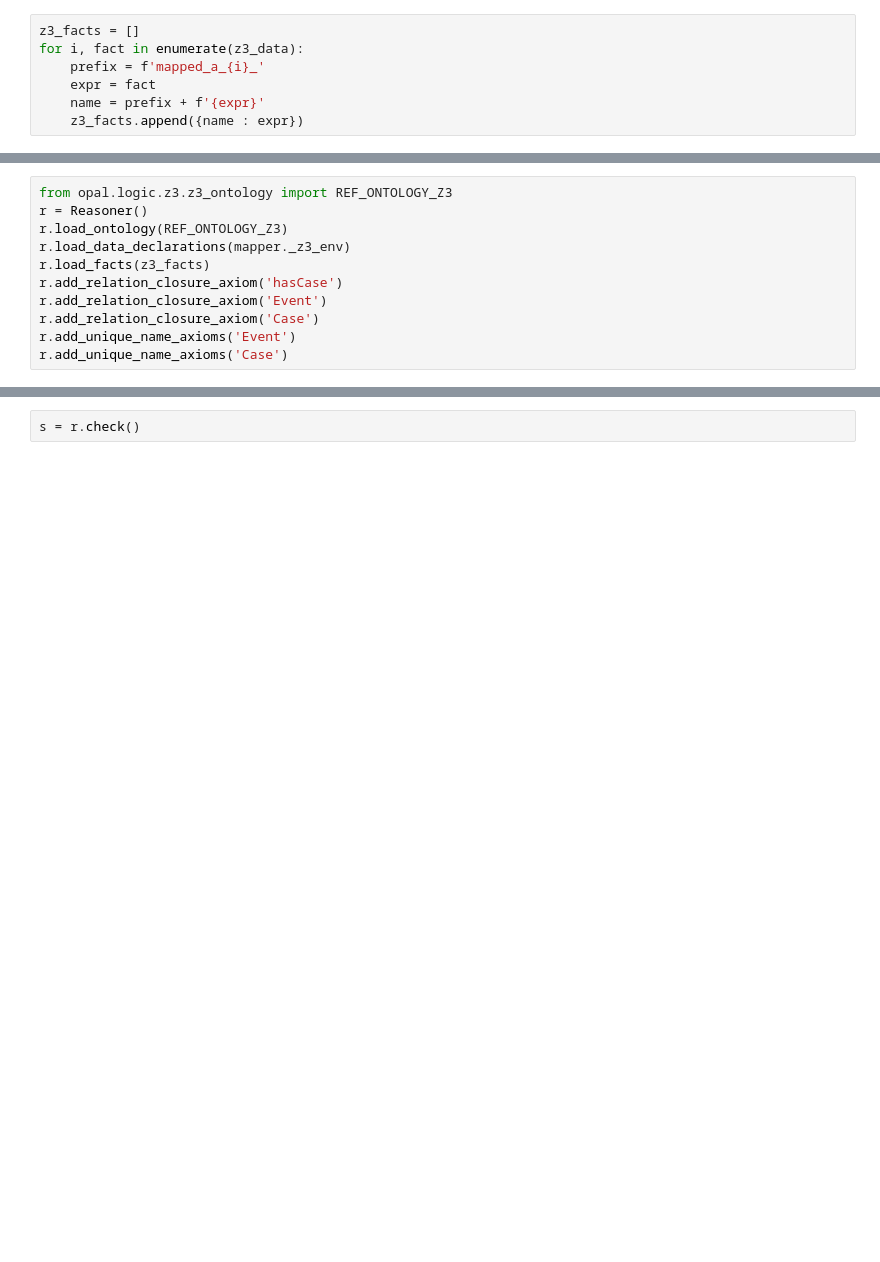
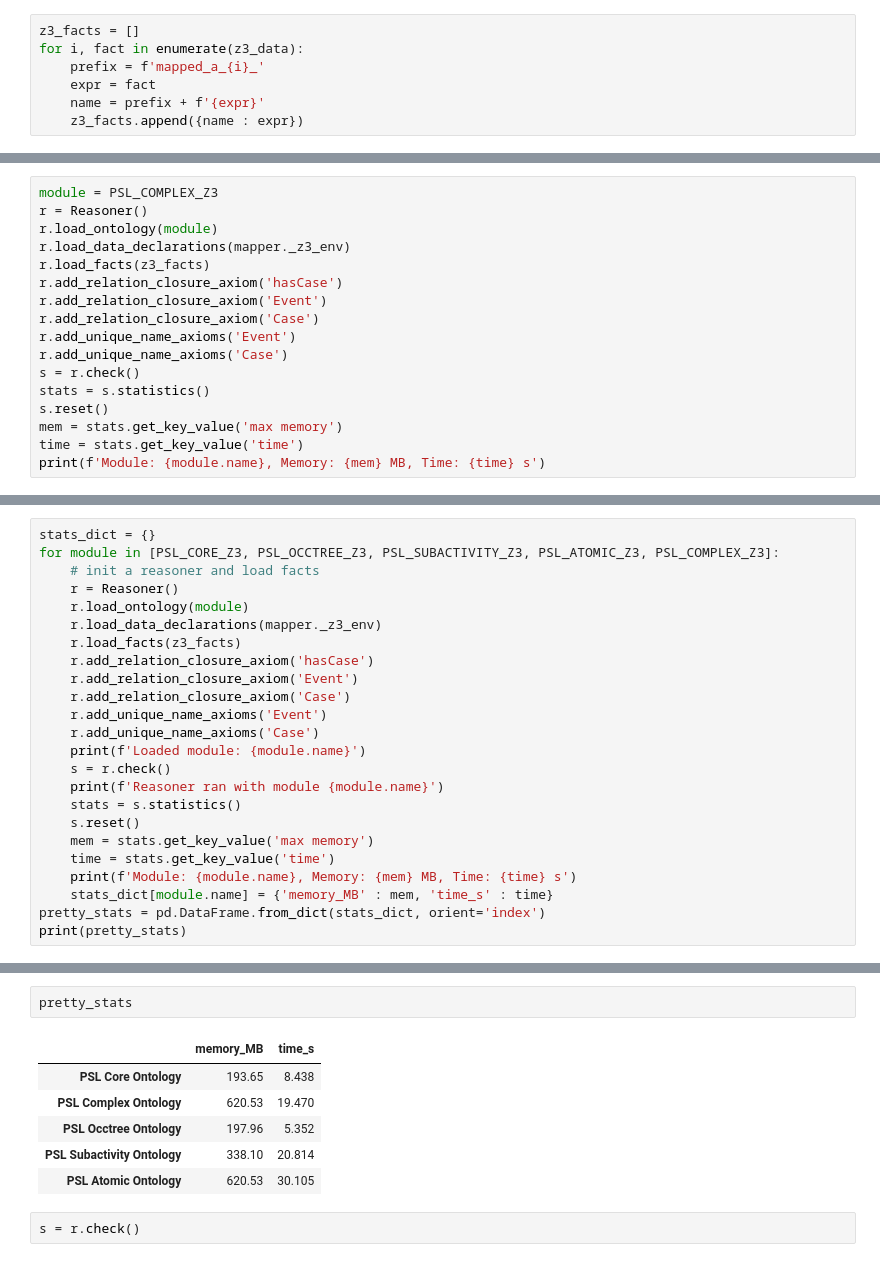
Before and after one commit to Ontology-Benchmarks/opal, a Jupyter notebook: examples/notebooks/simple_demo.ipynb, the cells around one changed output, grey strips where cells are left out. Drawn from its saved outputs; the diff is of its cells as text; blank space fills up the shorter version.

Commit message:
Updated psl_complex module; atomic==primitive

```diff
--- a/examples/notebooks/simple_demo.ipynb
+++ b/examples/notebooks/simple_demo.ipynb
@@ -262,7 +242,7 @@ z3_facts[:5]
 # %%
-from opal.logic.z3.z3_ontology import REF_ONTOLOGY_Z3
+module = PSL_COMPLEX_Z3
 r = Reasoner()
-r.load_ontology(REF_ONTOLOGY_Z3)
+r.load_ontology(module)
 r.load_data_declarations(mapper._z3_env)
 r.load_facts(z3_facts)
 r.add_relation_closure_axiom('hasCase')
@@ -270,4 +250,10 @@ r.add_relation_closure_axiom('Event')
 r.add_relation_closure_axiom('Case')
 r.add_unique_name_axioms('Event')
 r.add_unique_name_axioms('Case')
+s = r.check()
+stats = s.statistics()
+s.reset()
+mem = stats.get_key_value('max memory')
+time = stats.get_key_value('time')
+print(f'Module: {module.name}, Memory: {mem} MB, Time: {time} s')
 # %% [output]
@@ -279,0 +295,24 @@ Adding domain closure axiom for relation Case
+# %%
+stats_dict = {}
+for module in [PSL_CORE_Z3, PSL_OCCTREE_Z3, PSL_SUBACTIVITY_Z3, PSL_ATOMIC_Z3, PSL_COMPLEX_Z3]:
+    # init a reasoner and load facts
+    r = Reasoner()
+    r.load_ontology(module)
+    r.load_data_declarations(mapper._z3_env)
+    r.load_facts(z3_facts)
+    r.add_relation_closure_axiom('hasCase')
+    r.add_relation_closure_axiom('Event')
+    r.add_relation_closure_axiom('Case')
+    r.add_unique_name_axioms('Event')
+    r.add_unique_name_axioms('Case')
+    print(f'Loaded module: {module.name}')
+    s = r.check()
+    print(f'Reasoner ran with module {module.name}')
+    stats = s.statistics()
+    s.reset()
+    mem = stats.get_key_value('max memory')
+    time = stats.get_key_value('time')
+    print(f'Module: {module.name}, Memory: {mem} MB, Time: {time} s')
+    stats_dict[module.name] = {'memory_MB' : mem, 'time_s' : time}
+pretty_stats = pd.DataFrame.from_dict(stats_dict, orient='index')
+print(pretty_stats)
@@ -280,3 +388,12 @@ Adding domain closure axiom for relation Case
+# %%
+pretty_stats
+# %% [output]
+|  | memory_MB | time_s |
+| PSL Core Ontology | 193.65 | 8.438 |
+| PSL Complex Ontology | 620.53 | 19.470 |
+| PSL Occtree Ontology | 197.96 | 5.352 |
+| PSL Subactivity Ontology | 338.10 | 20.814 |
+| PSL Atomic Ontology | 620.53 | 30.105 |
 # %%
 s = r.check()
 # %%
```
Also changed, not shown: parts of 24 cells of this notebook, 6 other files.
